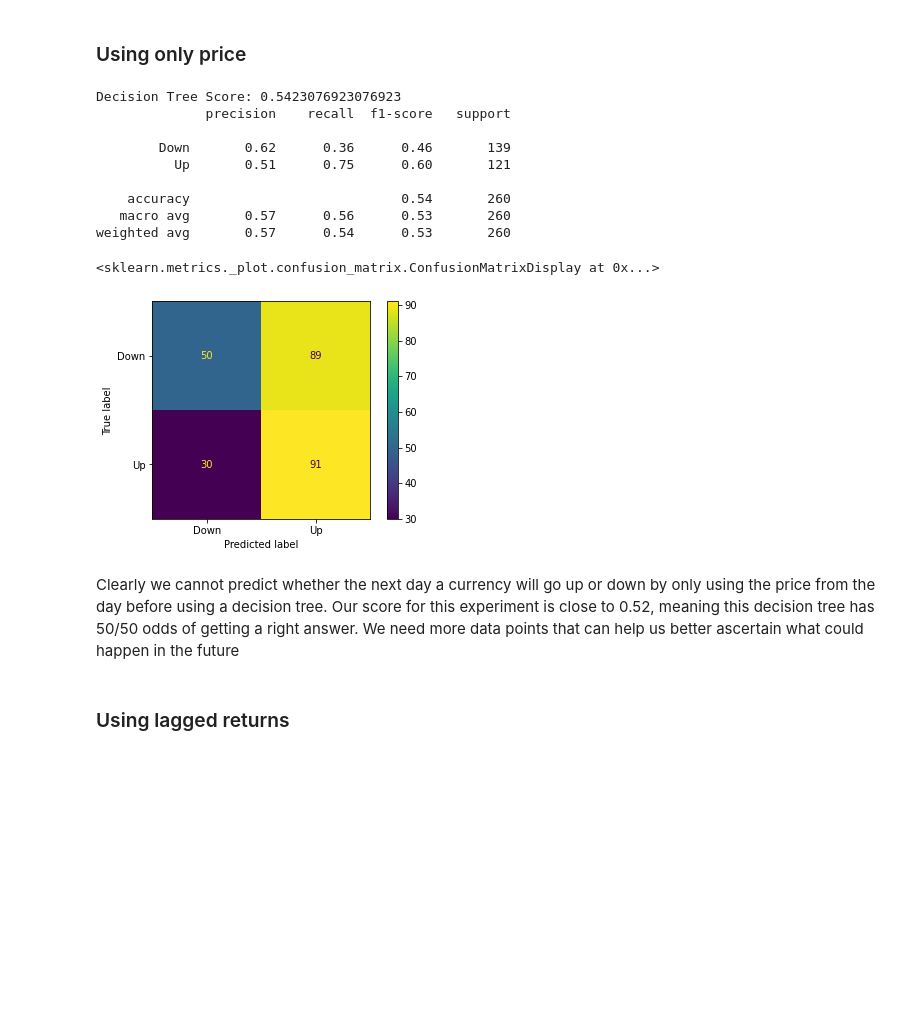
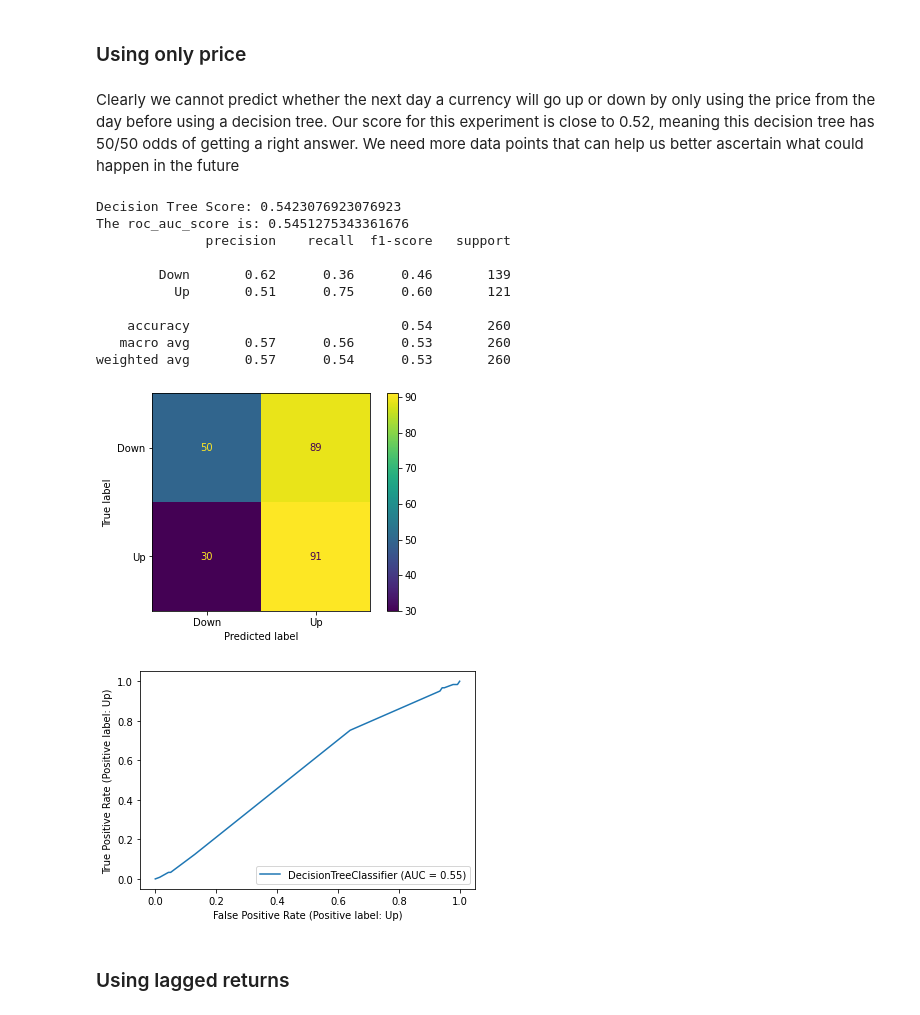
Before and after one commit to rvillacis/capstone-proj, a Jupyter notebook: Models/Decision_trees.ipynb, the cells around one changed output. Drawn from its saved outputs; the diff is of its cells as text; code cells hidden in the pictures; blank space fills up the shorter version.

```diff
--- a/Models/Decision_trees.ipynb
+++ b/Models/Decision_trees.ipynb
@@ -18,45 +21,41 @@ filepath = "/Users/andresvillacis/Documents/GitHub/capstone_proj/Data/FX_Test_US
 ## Classification
 
 I will try to predict whether the next day a currency will go up or down. I am going to use the Euro as a test currency and then expand to others
+# %%
+def create_decision_tree(X_train,Y_train,X_test,Y_test,max_depth=5,min_samples_split=2,min_samples_leaf=1,random_state=402811):
+
+    decision_tree = DecisionTreeClassifier(max_depth=max_depth,min_samples_split=min_samples_split,min_samples_leaf=min_samples_leaf,random_state=random_state)
+    decision_tree.fit(X=X_train, y=Y_train)
+
+    predict_classes = decision_tree.predict(X_test)
+    predict_probs = decision_tree.predict_proba(X_test)
+
+    print('Decision Tree Score: {}'.format(decision_tree.score(X=X_test, y=Y_test)))
+    print('The roc_auc_score is: {}'.format(roc_auc_score(Y_test, predict_probs[:,1])))
+    print(classification_report(Y_test,predict_classes,zero_division=0))
+    confusion_data = confusion_matrix(Y_test,predict_classes,labels=decision_tree.classes_)
+    ConfusionMatrixDisplay(confusion_data, display_labels=decision_tree.classes_).plot()
+    plot_roc_curve(decision_tree, X_test, Y_test)
 # %% [markdown]
 ### Using only price
-# %%
-experiment_data = cp.Batch(start='2003-01-01',end='2014-12-31',currencies='USDEUR',filepath=filepath)
-up_down = cp.Up_Down(experiment_data.log_ret,data_type='return')['USDEUR']
-up_down['Up_Down'] = up_down['Up_Down'].shift(-1)
-up_down.dropna(inplace=True)
-
-train_data = up_down['2003-01-01':'2012-12-31']
-X_train = train_data['close'].to_frame()
-Y_train = train_data['Up_Down'].to_frame()
-
-decision_tree = DecisionTreeClassifier(max_depth=5,min_samples_leaf=5,random_state=402811)
-decision_tree.fit(X=X_train, y=Y_train)
-
-test_data = up_down['2014-01-01':'2014-12-31']
-X_test = test_data['close'].to_frame()
-Y_test = test_data['Up_Down'].to_frame()
-
-predict_classes = decision_tree.predict(X_test)
-predict_probs = decision_tree.predict_proba(X_test)
-
-print('Decision Tree Score: {}'.format(decision_tree.score(X=X_test, y=Y_test)))
-print(classification_report(Y_test,predict_classes,zero_division=0))
-confusion_data = confusion_matrix(Y_test,predict_classes,labels=decision_tree.classes_)
-ConfusionMatrixDisplay(confusion_data, display_labels=decision_tree.classes_).plot()
-# %% [output]
-Decision Tree Score: 0.5423076923076923
-              precision    recall  f1-score   support
-
-        Down       0.62      0.36      0.46       139
-          Up       0.51      0.75      0.60       121
-
-    accuracy                           0.54       260
-   macro avg       0.57      0.56      0.53       260
-weighted avg       0.57      0.54      0.53       260
-<sklearn.metrics._plot.confusion_matrix.ConfusionMatrixDisplay at 0x...>
-[figure, removed]
 # %% [markdown]
 Clearly we cannot predict whether the next day a currency will go up or down by only using the price from the day before using a decision tree. Our score for this experiment is close to 0.52, meaning this decision tree has 50/50 odds of getting a right answer. We need more data points that can help us better ascertain what could happen in the future
+# %%
+X_train,Y_train,X_test,Y_test = model_data.only_price(experiment_data, 'USDEUR', '2003-01-01', '2012-12-31', '2014-01-01', '2014-12-31')
+
+create_decision_tree(X_train,Y_train,X_test,Y_test)
+# %% [output]
+Decision Tree Score: 0.5423076923076923
+The roc_auc_score is: 0.5451275343361676
+              precision    recall  f1-score   support
+
+        Down       0.62      0.36      0.46       139
+          Up       0.51      0.75      0.60       121
+
+    accuracy                           0.54       260
+   macro avg       0.57      0.56      0.53       260
+weighted avg       0.57      0.54      0.53       260
+[figure, added]
+[figure, added]
 # %% [markdown]
 ### Using lagged returns
```
Also changed, not shown: parts of 23 cells of this notebook, 9 other files.
